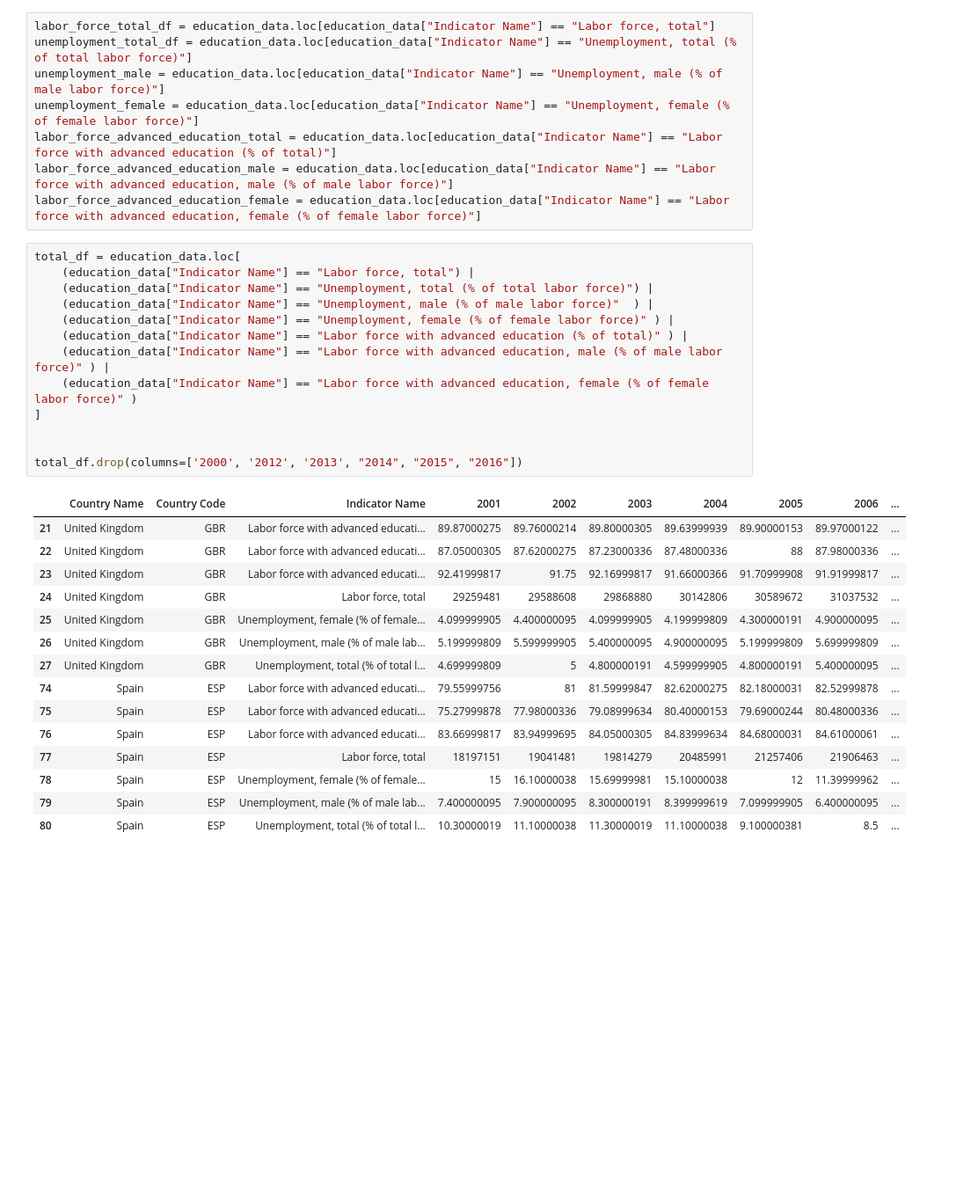
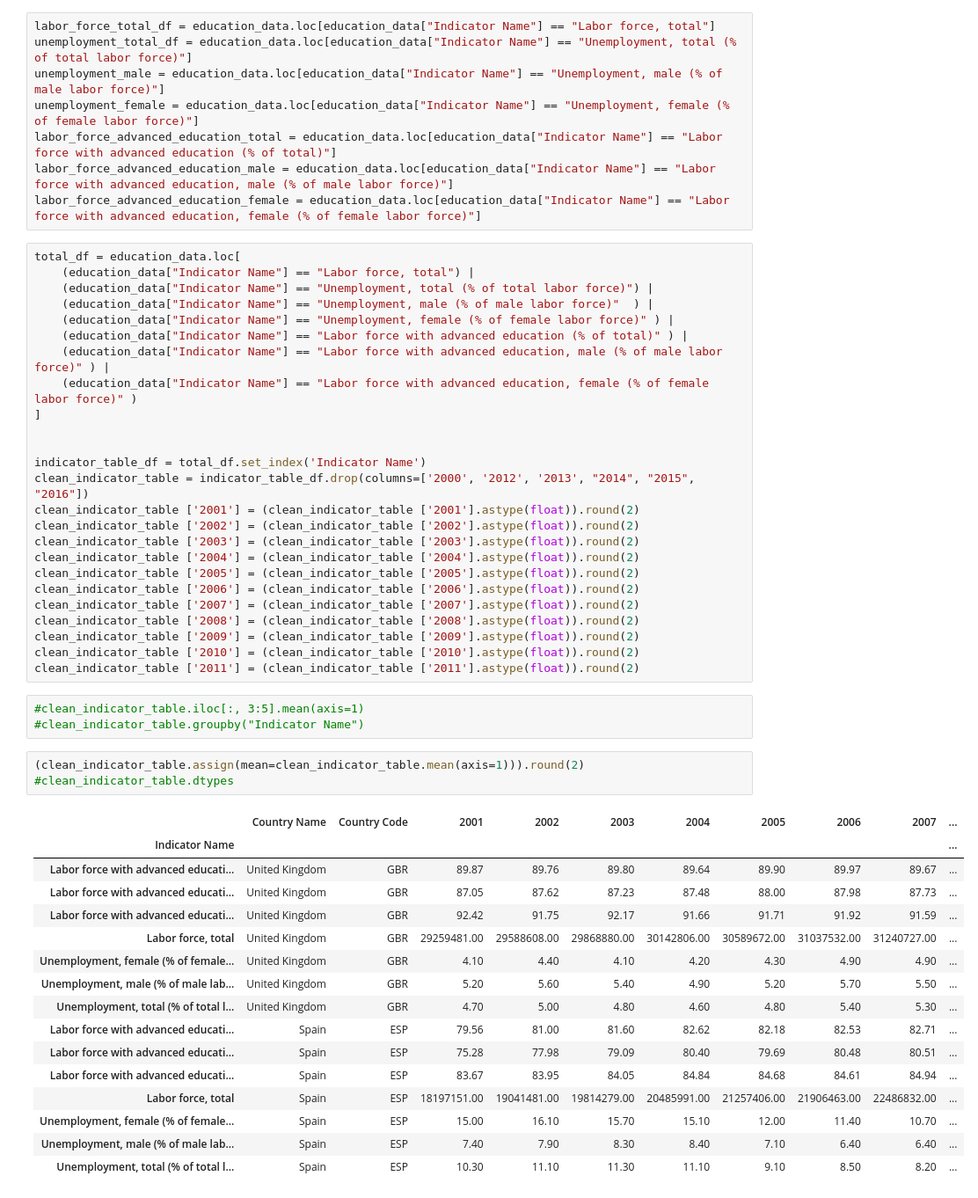
Before and after one commit to jakeazus/Education-Growth-Data-Analysis, a Jupyter notebook: jake/jakes-project-notebook-1.ipynb, the cells around one changed output. Shown at 88% size. Drawn from its saved outputs; the diff is of its cells as text; blank space fills up the shorter version.

```diff
--- a/jake/jakes-project-notebook-1.ipynb
+++ b/jake/jakes-project-notebook-1.ipynb
@@ -36,20 +36,39 @@ total_df = education_data.loc[
 ]
 
 
-total_df.drop(columns=['2000', '2012', '2013', "2014", "2015", "2016"])
+indicator_table_df = total_df.set_index('Indicator Name')
+clean_indicator_table = indicator_table_df.drop(columns=['2000', '2012', '2013', "2014", "2015", "2016"])
+clean_indicator_table ['2001'] = (clean_indicator_table ['2001'].astype(float)).round(2)
+clean_indicator_table ['2002'] = (clean_indicator_table ['2002'].astype(float)).round(2)
+clean_indicator_table ['2003'] = (clean_indicator_table ['2003'].astype(float)).round(2)
+clean_indicator_table ['2004'] = (clean_indicator_table ['2004'].astype(float)).round(2)
+clean_indicator_table ['2005'] = (clean_indicator_table ['2005'].astype(float)).round(2)
+clean_indicator_table ['2006'] = (clean_indicator_table ['2006'].astype(float)).round(2)
+clean_indicator_table ['2007'] = (clean_indicator_table ['2007'].astype(float)).round(2)
+clean_indicator_table ['2008'] = (clean_indicator_table ['2008'].astype(float)).round(2)
+clean_indicator_table ['2009'] = (clean_indicator_table ['2009'].astype(float)).round(2)
+clean_indicator_table ['2010'] = (clean_indicator_table ['2010'].astype(float)).round(2)
+clean_indicator_table ['2011'] = (clean_indicator_table ['2011'].astype(float)).round(2)
-# %% [output]
-|  | Country Name | Country Code | Indicator Name | 2001 | 2002 | 2003 | 2004 | 2005 | 2006 | ... |
-| 21 | United Kingdom | GBR | Labor force with advanced educati... | 89.87000275 | 89.76000214 | 89.80000305 | 89.63999939 | 89.90000153 | 89.97000122 | ... |
-| 22 | United Kingdom | GBR | Labor force with advanced educati... | 87.05000305 | 87.62000275 | 87.23000336 | 87.48000336 | 88 | 87.98000336 | ... |
-| 23 | United Kingdom | GBR | Labor force with advanced educati... | 92.41999817 | 91.75 | 92.16999817 | 91.66000366 | 91.70999908 | 91.91999817 | ... |
-| 24 | United Kingdom | GBR | Labor force, total | 29259481 | 29588608 | 29868880 | 30142806 | 30589672 | 31037532 | ... |
-| 25 | United Kingdom | GBR | Unemployment, female (% of female... | 4.099999905 | 4.400000095 | 4.099999905 | 4.199999809 | 4.300000191 | 4.900000095 | ... |
-| 26 | United Kingdom | GBR | Unemployment, male (% of male lab... | 5.199999809 | 5.599999905 | 5.400000095 | 4.900000095 | 5.199999809 | 5.699999809 | ... |
-| 27 | United Kingdom | GBR | Unemployment, total (% of total l... | 4.699999809 | 5 | 4.800000191 | 4.599999905 | 4.800000191 | 5.400000095 | ... |
-| 74 | Spain | ESP | Labor force with advanced educati... | 79.55999756 | 81 | 81.59999847 | 82.62000275 | 82.18000031 | 82.52999878 | ... |
-| 75 | Spain | ESP | Labor force with advanced educati... | 75.27999878 | 77.98000336 | 79.08999634 | 80.40000153 | 79.69000244 | 80.48000336 | ... |
-| 76 | Spain | ESP | Labor force with advanced educati... | 83.66999817 | 83.94999695 | 84.05000305 | 84.83999634 | 84.68000031 | 84.61000061 | ... |
-| 77 | Spain | ESP | Labor force, total | 18197151 | 19041481 | 19814279 | 20485991 | 21257406 | 21906463 | ... |
-| 78 | Spain | ESP | Unemployment, female (% of female... | 15 | 16.10000038 | 15.69999981 | 15.10000038 | 12 | 11.39999962 | ... |
-| 79 | Spain | ESP | Unemployment, male (% of male lab... | 7.400000095 | 7.900000095 | 8.300000191 | 8.399999619 | 7.099999905 | 6.400000095 | ... |
-| 80 | Spain | ESP | Unemployment, total (% of total l... | 10.30000019 | 11.10000038 | 11.30000019 | 11.10000038 | 9.100000381 | 8.5 | ... |
+# %%
+#clean_indicator_table.iloc[:, 3:5].mean(axis=1)
+#clean_indicator_table.groupby("Indicator Name")
+# %%
+(clean_indicator_table.assign(mean=clean_indicator_table.mean(axis=1))).round(2)
+#clean_indicator_table.dtypes
+# %% [output]
+|  | Country Name | Country Code | 2001 | 2002 | 2003 | 2004 | 2005 | 2006 | 2007 | ... |
+| Indicator Name |  |  |  |  |  |  |  |  |  | ... |
+| Labor force with advanced educati... | United Kingdom | GBR | 89.87 | 89.76 | 89.80 | 89.64 | 89.90 | 89.97 | 89.67 | ... |
+| Labor force with advanced educati... | United Kingdom | GBR | 87.05 | 87.62 | 87.23 | 87.48 | 88.00 | 87.98 | 87.73 | ... |
+| Labor force with advanced educati... | United Kingdom | GBR | 92.42 | 91.75 | 92.17 | 91.66 | 91.71 | 91.92 | 91.59 | ... |
+| Labor force, total | United Kingdom | GBR | 29259481.00 | 29588608.00 | 29868880.00 | 30142806.00 | 30589672.00 | 31037532.00 | 31240727.00 | ... |
+| Unemployment, female (% of female... | United Kingdom | GBR | 4.10 | 4.40 | 4.10 | 4.20 | 4.30 | 4.90 | 4.90 | ... |
+| Unemployment, male (% of male lab... | United Kingdom | GBR | 5.20 | 5.60 | 5.40 | 4.90 | 5.20 | 5.70 | 5.50 | ... |
+| Unemployment, total (% of total l... | United Kingdom | GBR | 4.70 | 5.00 | 4.80 | 4.60 | 4.80 | 5.40 | 5.30 | ... |
+| Labor force with advanced educati... | Spain | ESP | 79.56 | 81.00 | 81.60 | 82.62 | 82.18 | 82.53 | 82.71 | ... |
+| Labor force with advanced educati... | Spain | ESP | 75.28 | 77.98 | 79.09 | 80.40 | 79.69 | 80.48 | 80.51 | ... |
+| Labor force with advanced educati... | Spain | ESP | 83.67 | 83.95 | 84.05 | 84.84 | 84.68 | 84.61 | 84.94 | ... |
+| Labor force, total | Spain | ESP | 18197151.00 | 19041481.00 | 19814279.00 | 20485991.00 | 21257406.00 | 21906463.00 | 22486832.00 | ... |
+| Unemployment, female (% of female... | Spain | ESP | 15.00 | 16.10 | 15.70 | 15.10 | 12.00 | 11.40 | 10.70 | ... |
+| Unemployment, male (% of male lab... | Spain | ESP | 7.40 | 7.90 | 8.30 | 8.40 | 7.10 | 6.40 | 6.40 | ... |
+| Unemployment, total (% of total l... | Spain | ESP | 10.30 | 11.10 | 11.30 | 11.10 | 9.10 | 8.50 | 8.20 | ... |
```
Also changed, not shown: parts of 3 cells of this notebook.
